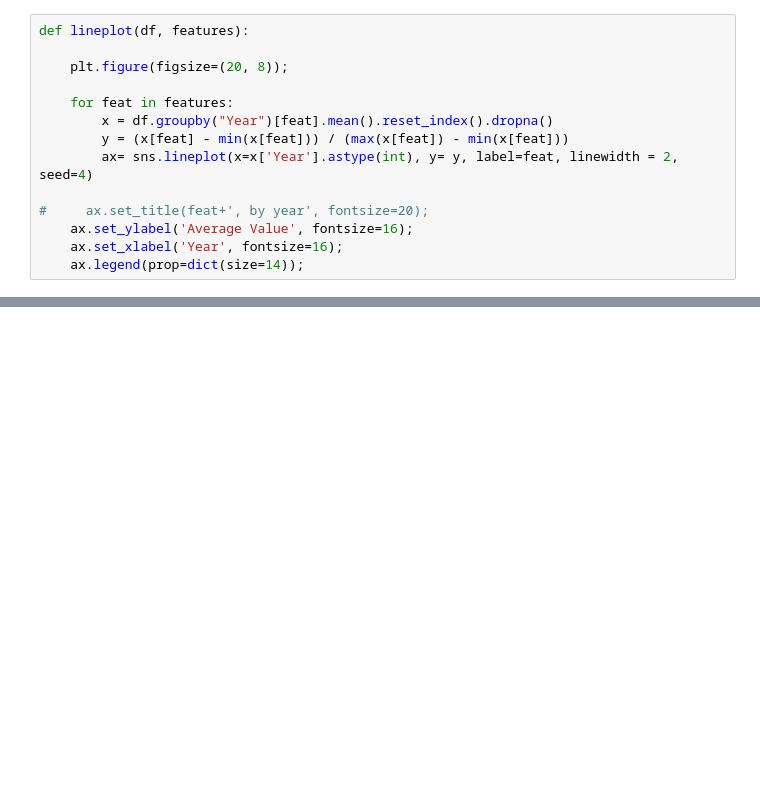
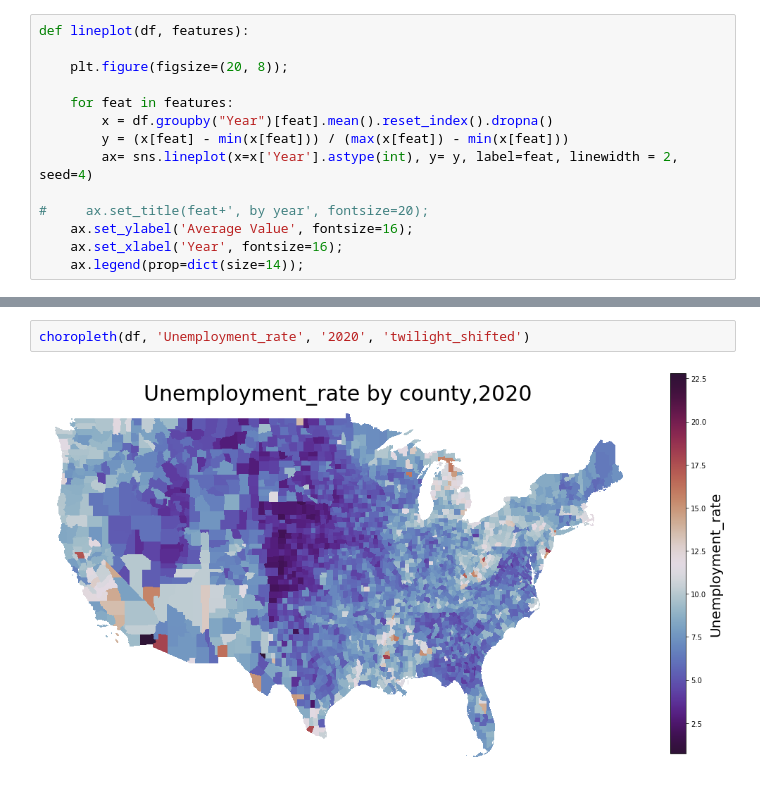
Before and after one commit to khyateed/projecting-food-insecurity, a Jupyter notebook: notebooks/EDA.ipynb, the cells around one changed output, grey strips where cells are left out. Drawn from its saved outputs; the diff is of its cells as text; blank space fills up the shorter version.

```diff
--- a/notebooks/EDA.ipynb
+++ b/notebooks/EDA.ipynb
@@ -179,0 +144,4 @@ sns.lineplot(y=h['Houseless_rate'], x=h['Year']);
+# %%
+choropleth(df, 'Unemployment_rate', '2020', 'twilight_shifted')
+# %% [output]
+[figure, added]
```
Also changed, not shown: parts of 17 cells of this notebook.
